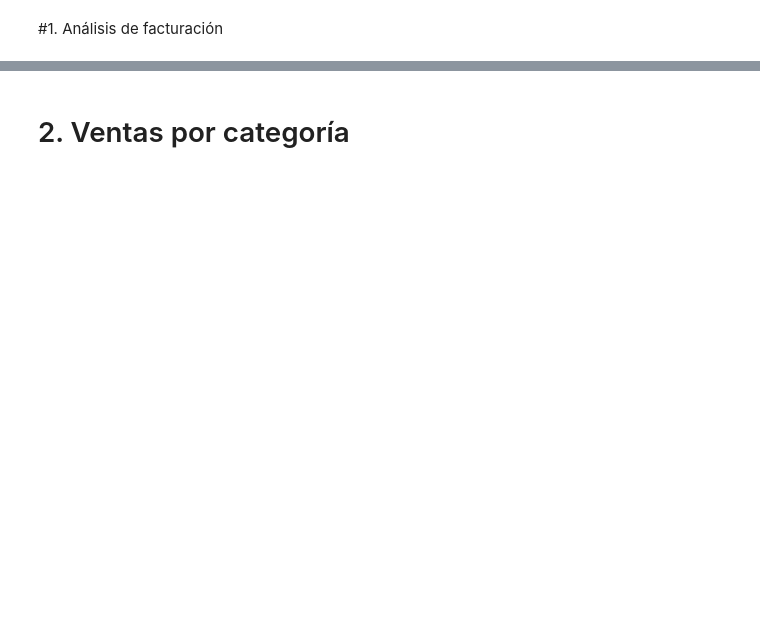
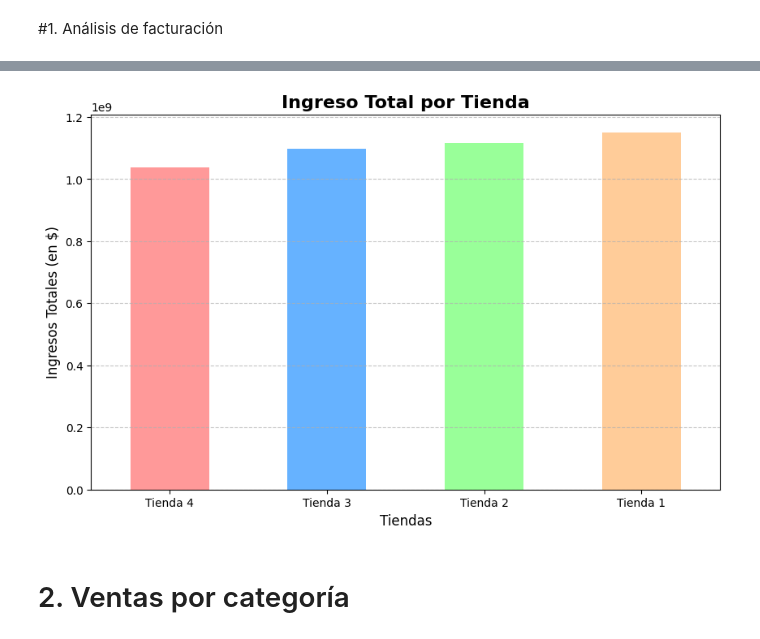
Before and after one commit to mrglaria/alura_store, a Jupyter notebook: Alura_Store.ipynb, the cells around one changed output, grey strips where cells are left out. Cells and saved outputs as stored; diff of their text form; code cells hidden in the pictures; blank space fills up the shorter version.

```diff
--- a/Alura_Store.ipynb
+++ b/Alura_Store.ipynb
@@ -23,3 +23,15 @@ tienda.head()
 | 2 | Juego de mesa | Juguetes | 209600.0 | 15900.0 | 15/03/2021 | Juan Fernandez | Cartagena | ... |
 | 3 | Microondas | Electrodomésticos | 757500.0 | 41000.0 | 03/05/2022 | Juan Fernandez | Cali | ... |
 | 4 | Silla de oficina | Muebles | 335200.0 | 20200.0 | 07/11/2020 | Maria Alfonso | Medellín | ... |
+# %%
+# Agregamos una columna "Nombre Tienda"
+tienda['Nombre_Tienda'] = 'Tienda 1'
+tienda2['Nombre_Tienda'] = 'Tienda 2'
+tienda3['Nombre_Tienda'] = 'Tienda 3'
+tienda4['Nombre_Tienda'] = 'Tienda 4'
+
+# Las unimos todas en un solo DataFrame
+df_total = pd.concat([tienda, tienda2, tienda3, tienda4], ignore_index=True)
+
+# Verificamos cómo quedó
+df_total.sample(5)
@@ -27,0 +72,6 @@ tienda.head()
+# %%
+# Calculamos, sumamos y ordenamos de menor a mayor
+ingresos_por_tienda = df_total.groupby('Nombre_Tienda')['Precio'].sum().sort_values()
+
+print("Ingreso Total por Tienda (ordenado de menor a mayor):")
+print(ingresos_por_tienda)
@@ -28,2 +86,26 @@ tienda.head()
+# %%
+import matplotlib.pyplot as plt
+
+# Configuramos el tamaño del gráfico
+plt.figure(figsize=(10, 6))
+
+# Creamos el gráfico de barras
+ingresos_por_tienda.plot(kind='bar', color=['#FF9999', '#66B2FF', '#99FF99', '#FFCC99'])
+
+# Agregamos títulos y etiquetas
+plt.title('Ingreso Total por Tienda', fontsize=16, fontweight='bold')
+plt.xlabel('Tiendas', fontsize=12)
+plt.ylabel('Ingresos Totales (en $)', fontsize=12)
+
+#rotar los nombres de las tiendas
+plt.xticks(rotation=0)
+
+# Agregamos una cuadrícula suave solo en el eje Y para comparar mejor
+plt.grid(axis='y', linestyle='--', alpha=0.7)
+
+# Mostramos el gráfico
+plt.show()
+# %% [output]
+[figure, added]
 # %% [markdown]
 # 2. Ventas por categoría
```
Also changed, not shown: parts of 16 cells of this notebook.
